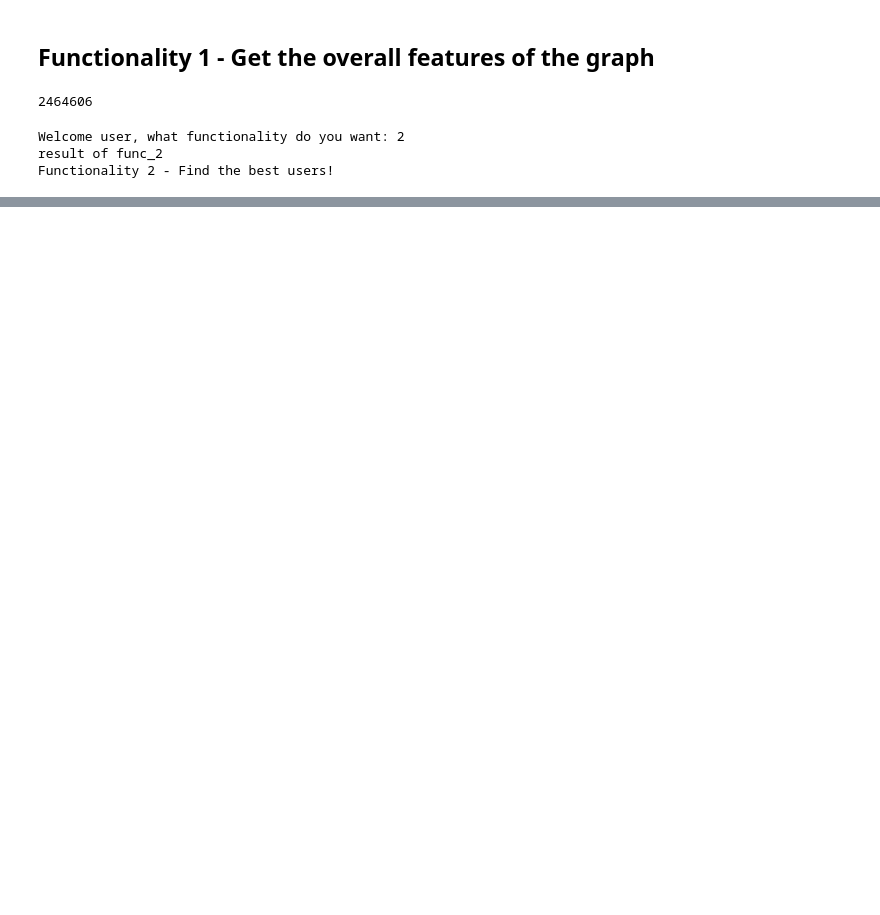
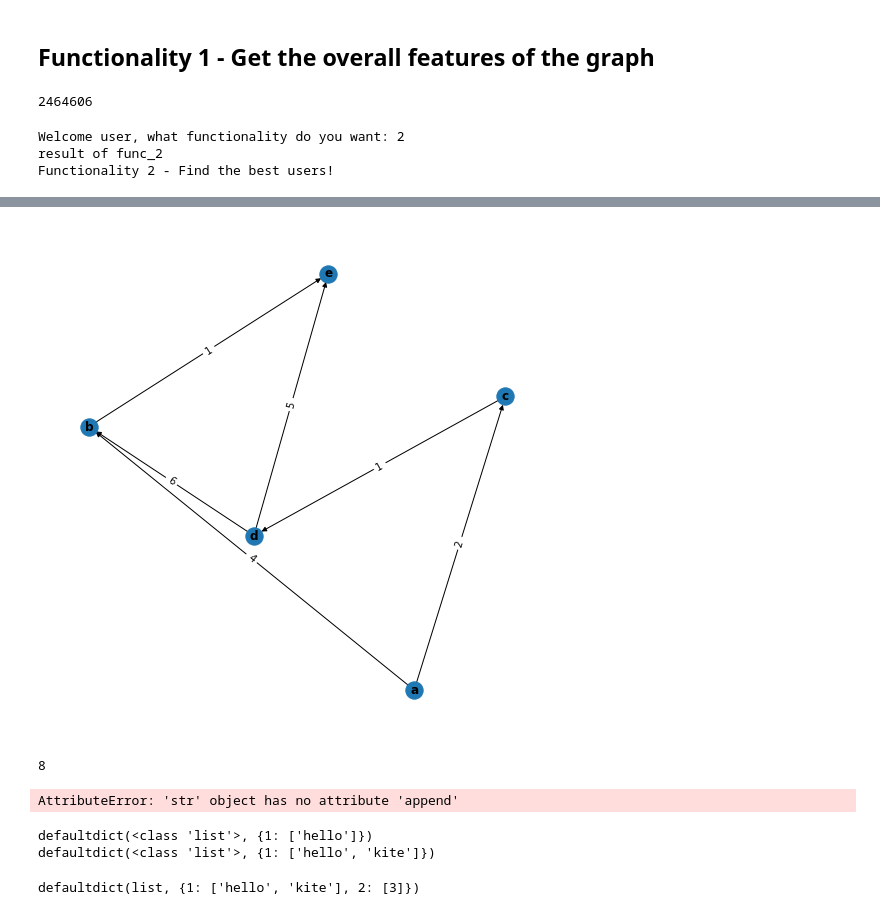
Before and after one commit to michele1783/ADM-HW5, a Jupyter notebook: test-Ame.ipynb, the cells around one changed output, grey strips where cells are left out. Saved outputs shown, nothing was run; the diff lists cells and outputs as text; code cells hidden in the pictures; blank space fills up the shorter version.

```diff
--- a/test-Ame.ipynb
+++ b/test-Ame.ipynb
@@ -126,25 +211,3 @@ class EDGE:
 
     def __repr__(self):
         return f"{self.from_n} -> {self.to_n} ::::: weight = {self.w} ::::: time: {self.time}"
-# %%
-class GRAPH:
-
-    def __init__(self, nodes = [], edges = []):
-        self.nodes = defaultdict(list, {k:[] for k in nodes})
-
-        if(len(edges)>0):
-            for edge in edges:
-                self.nodes[edge.from_n].append(edge)
-                self.nodes[edge.to_n].append(edge)
-
-        self.num_nodes = len(nodes)
-        self.num_edges = len(edges)
-
-    def add_edge(self, from_n, to_n, w, time):
-        e = EDGE(from_n, to_n, w, time)
-
-        self.nodes[from_n].append(e)
-        self.nodes[to_n].append(e)
-
-    def __repr__(self):
-        return f"{self.nodes}"
@@ -261,0 +492,39 @@ def dijkstra(df, starting_point):
+# %%
+t2 = GRAPH()
+t2.add_edge(from_n="a",to_n="c", time="438", w=2)
+t2.add_edge(from_n="a",to_n="b", time="438", w=4)
+t2.add_edge(from_n="c",to_n="d", time="438", w=1)
+t2.add_edge(from_n="d",to_n="b", time="438", w=6)
+t2.add_edge(from_n="b",to_n="e", time="438", w=1)
+t2.add_edge(from_n="d",to_n="e", time="438", w=5)
+t2.add_node("f")
+t2.print_graph()
+# %% [output]
+[figure, added]
+# %%
+Shortest_Ordered_Route("a", "e", ["c","d"], t2)
+# %% [output]
+8
+# %%
+a = {1: "ciao"}
+a[1].append("bella")
+a
+# %% [output]
+AttributeError: 'str' object has no attribute 'append'
+# %%
+a_dict = defaultdict(list)
+a_dict[1].append("hello")
+print(a_dict)
+a_dict[1].append("kite")
+print(a_dict)
+# %% [output]
+defaultdict(<class 'list'>, {1: ['hello']})
+defaultdict(<class 'list'>, {1: ['hello', 'kite']})
+# %%
+dist_1 = defaultdict(list)
+dist_1[1].append("hello")
+dist_1[1].append("kite")
+dist_1[2].append(3)
+dist_1
+# %% [output]
+defaultdict(list, {1: ['hello', 'kite'], 2: [3]})
```
Also changed, not shown: parts of 14 cells of this notebook.
